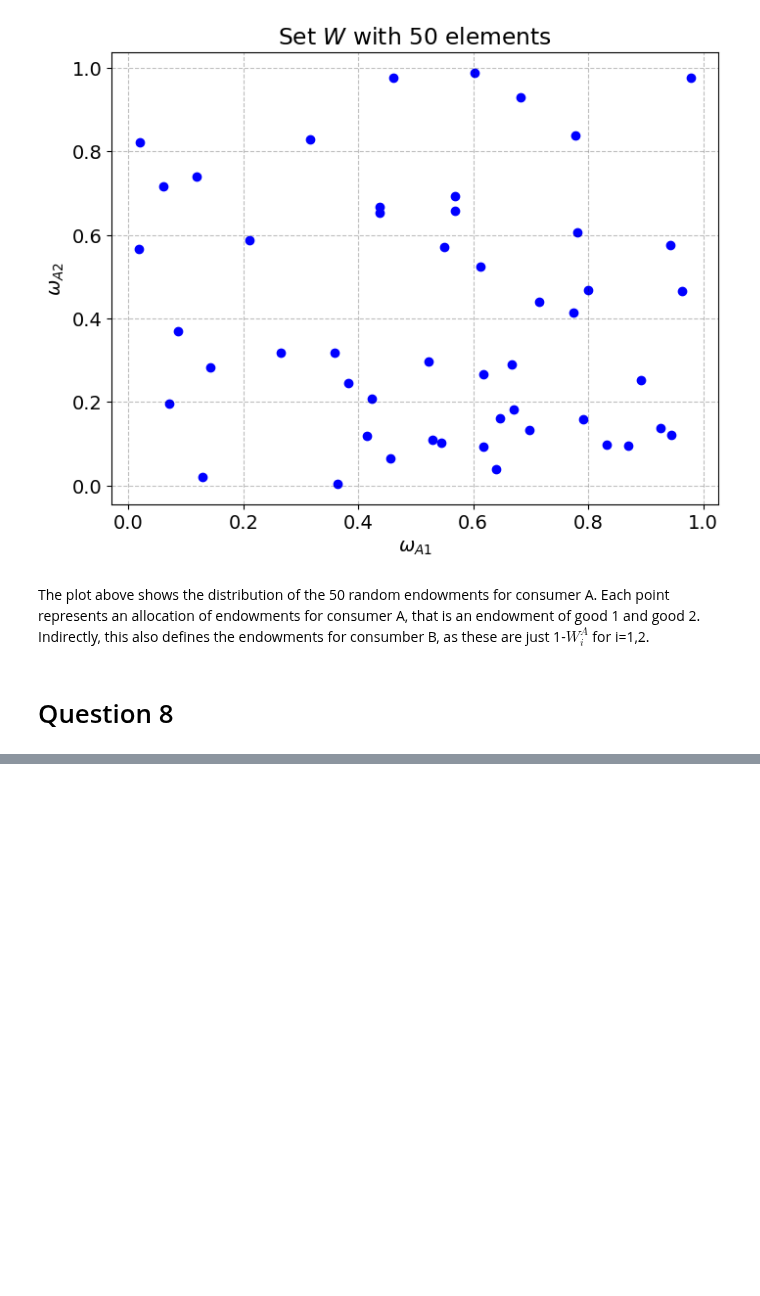
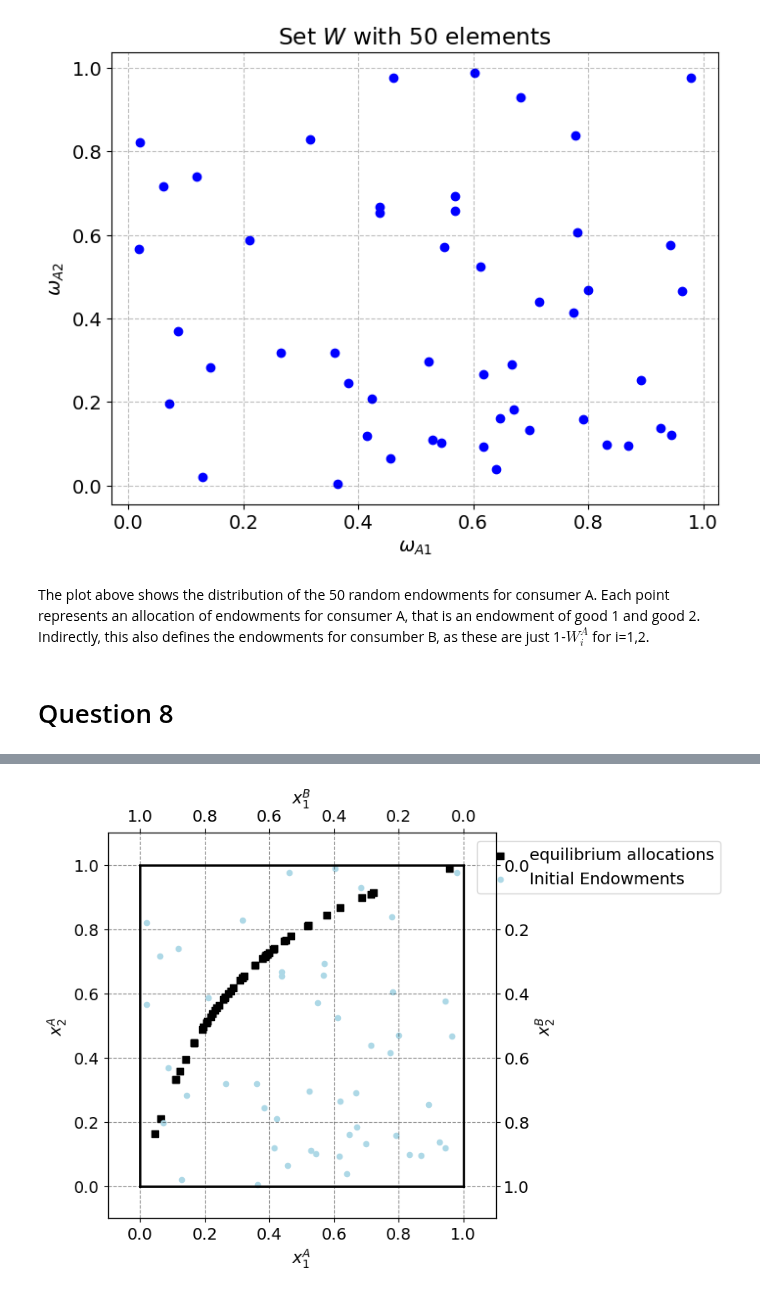
Before and after one commit to NumEconCopenhagen/projects-2024-anton-og-phillip, a Jupyter notebook: inauguralproject/inauguralproject2024.ipynb, the cells around one changed output, grey strips where cells are left out. Cells and saved outputs as stored; diff of their text form; code cells hidden in the pictures; blank space fills up the shorter version.

```diff
--- a/inauguralproject/inauguralproject2024.ipynb
+++ b/inauguralproject/inauguralproject2024.ipynb
@@ -731,0 +567,81 @@ Set W (Endowments for Agent A of Good 1 and Good 2, and Endowments for Agent B o
+# %%
+# Parameters for utility functions
+alpha = 1/3
+beta = 2/3
+p2 = 1
+
+# Lists to store equilibrium allocations
+x1A_list = []
+x2A_list = []
+
+# Function to calculate eps1 and eps2 for a given p1
+def market_clearing_new(p1, w1A, w2A):
+    x1A = alpha * (p1 * w1A + p2 * w2A) / p1
+    x2A = (1 - alpha) * (p1 * w1A + p2 * w2A) / p2
+    x1B = beta * (p1 * (1 - w1A) + p2 * (1 - w2A)) / p1
+    x2B = (1 - beta) * (p1 * (1 - w1A) + p2 * (1 - w2A)) / p2
+    eps1 = x1A + x1B - 1
+    eps2 = x2A + x2B - 1
+    return eps1, eps2
+
+# Loop through each omegaA in the generated lists to find the market equilibrium allocation
+for i in range(num_elements):
+    # Define the function to find the root of
+    def market_clearing_equation_new(p1):
+        eps1, eps2 = market_clearing_new(p1, wA1_values[i], wA2_values[i])
+        return eps1 - eps2  # Return the difference between eps1 and eps2
+
+    # Find the root of the market clearing equation where eps1 - eps2 = 0
+    result = root_scalar(market_clearing_equation_new, bracket=[0.5, 2.5])
+    p1 = result.root
+
+        # Calculate the equilibrium allocations
+    x1A = alpha * (p1 * wA1_values[i] + p2 * wA2_values[i]) / p1
+    x2A = (1 - alpha) * (p1 * wA1_values[i] + p2 * wA2_values[i]) / p2
+
+    x1A_list.append(x1A)
+    x2A_list.append(x2A)
+
+# Plot the equilibrium allocations in the Edgeworth box
+w1bar, w2bar = 1, 1  # Total endowments
+
+# Create a new figure and axis object
+fig_new = plt.figure(frameon=False, figsize=(6, 6), dpi=100)
+ax_new = fig_new.add_subplot(1, 1, 1)
+
+# Plot the equilibrium allocations
+ax_new.scatter(x1A_list, x2A_list, marker='s', color='black', label='equilibrium allocations')
+
+# Plot the initial endowments
+ax_new.scatter(wA1_values, wA2_values, marker='o', s=20, color='lightblue', label='Initial Endowments')
+
+# Draw the limits
+ax_new.plot([0, w1bar], [0, 0], lw=2, color='black')
+ax_new.plot([0, w1bar], [w2bar, w2bar], lw=2, color='black')
+ax_new.plot([0, 0], [0, w2bar], lw=2, color='black')
+ax_new.plot([w1bar, w1bar], [0, w2bar], lw=2, color='black')
+
+# Set labels and limits
+ax_new.set_xlabel("$x_1^A$")
+ax_new.set_ylabel("$x_2^A$")
+ax_new.set_xlim([-0.1, w1bar + 0.1])
+ax_new.set_ylim([-0.1, w2bar + 0.1])
+
+# Create secondary axes
+ax_B_new = ax_new.twiny()
+ax_B_new.set_xlabel("$x_1^B$")
+ax_B_new.set_xlim(ax_new.get_xlim())  # Set the same x limits as primary axes
+ax_B_new.invert_xaxis()  # Invert the x-axis to match the primary axes
+
+ax_B_new_y = ax_new.twinx()
+ax_B_new_y.set_ylabel("$x_2^B$")
+ax_B_new_y.set_ylim(ax_new.get_ylim())  # Set the same y limits as primary axes
+ax_B_new_y.invert_yaxis()  # Invert the y-axis to match the primary axes
+
+# Add legend
+ax_new.legend(frameon=True, loc='upper right', bbox_to_anchor=(1.6, 1.0))
+
+# Show the plot
+plt.show()
+# %% [output]
+[figure, added]
```
Also changed, not shown: parts of 2 cells of this notebook, 1 other file.
